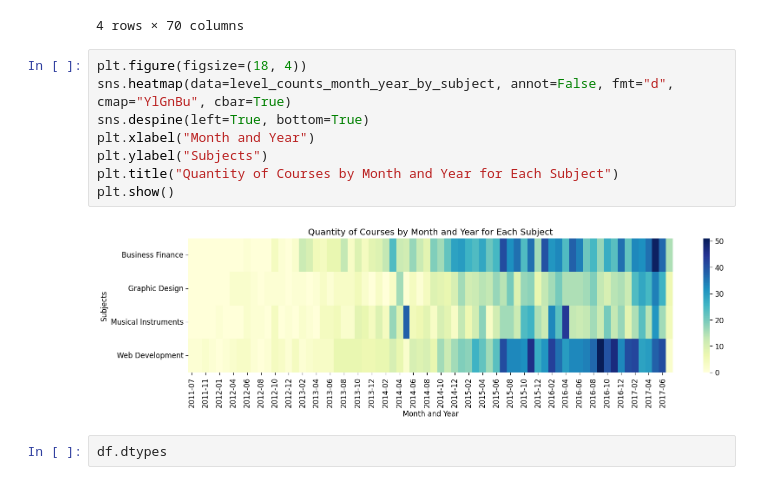
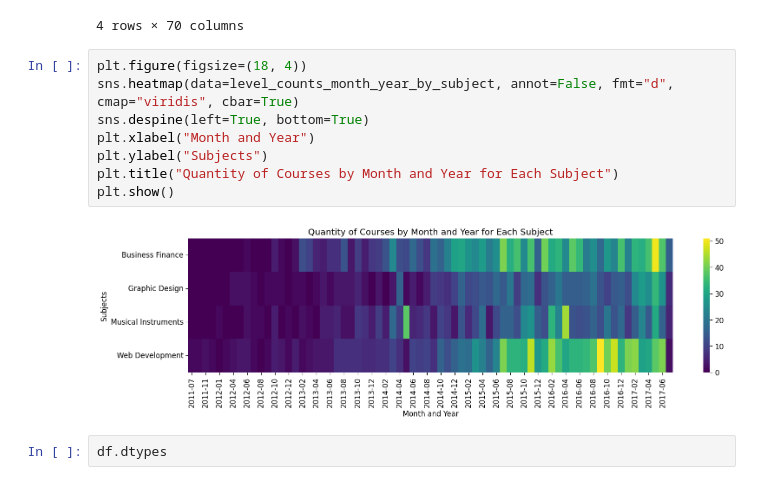
Before and after one commit to frm1789/100DaysOfPython, a Jupyter notebook: Coursera_analysis.ipynb, the cells around one changed output. Saved outputs shown, nothing was run; the diff lists cells and outputs as text.

```diff
--- a/Coursera_analysis.ipynb
+++ b/Coursera_analysis.ipynb
@@ -73,14 +69,14 @@ level_counts_month_year_by_subject
 4 rows × 70 columns
 # %%
 plt.figure(figsize=(18, 4))
-sns.heatmap(data=level_counts_month_year_by_subject, annot=False, fmt="d", cmap="YlGnBu", cbar=True)
+sns.heatmap(data=level_counts_month_year_by_subject, annot=False, fmt="d", cmap="viridis", cbar=True)
 sns.despine(left=True, bottom=True)
 plt.xlabel("Month and Year")
 plt.ylabel("Subjects")
 plt.title("Quantity of Courses by Month and Year for Each Subject")
 plt.show()
 # %% [output]
-[figure, old version]
+[figure, new version]
 # %%
 df.dtypes
 # %% [output]
```
Also changed, not shown: parts of 15 cells of this notebook.
